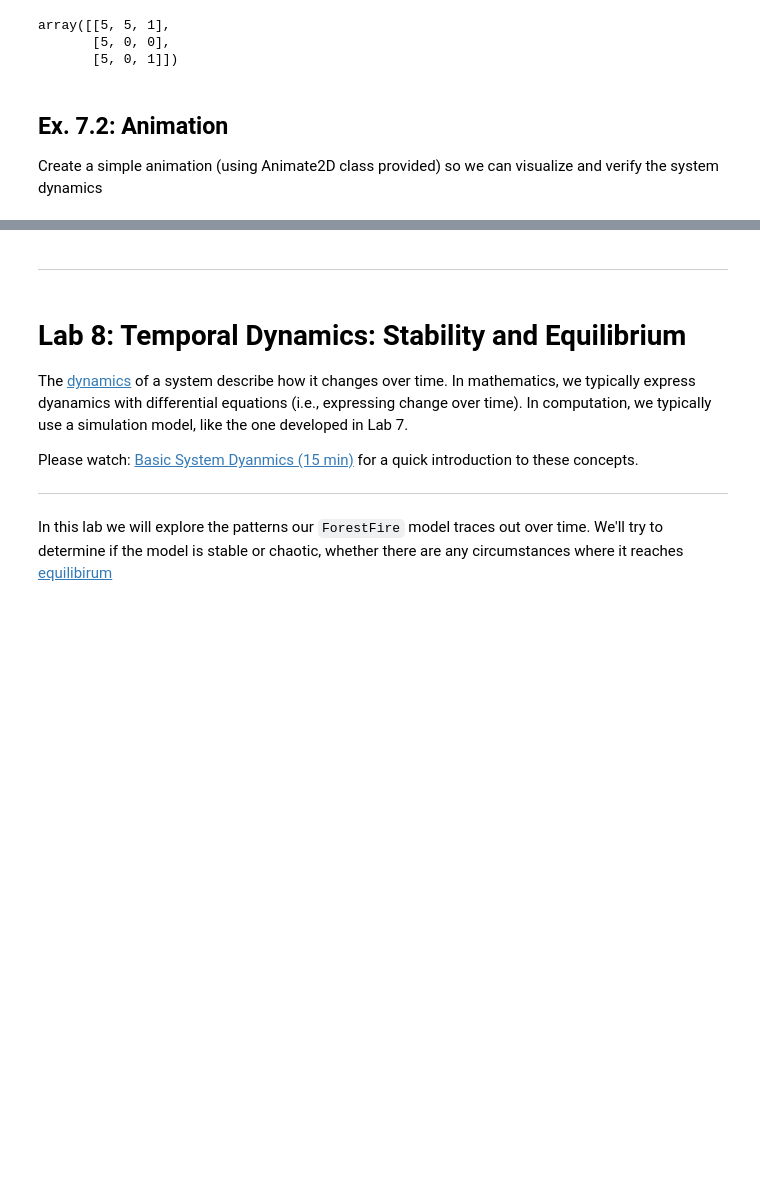
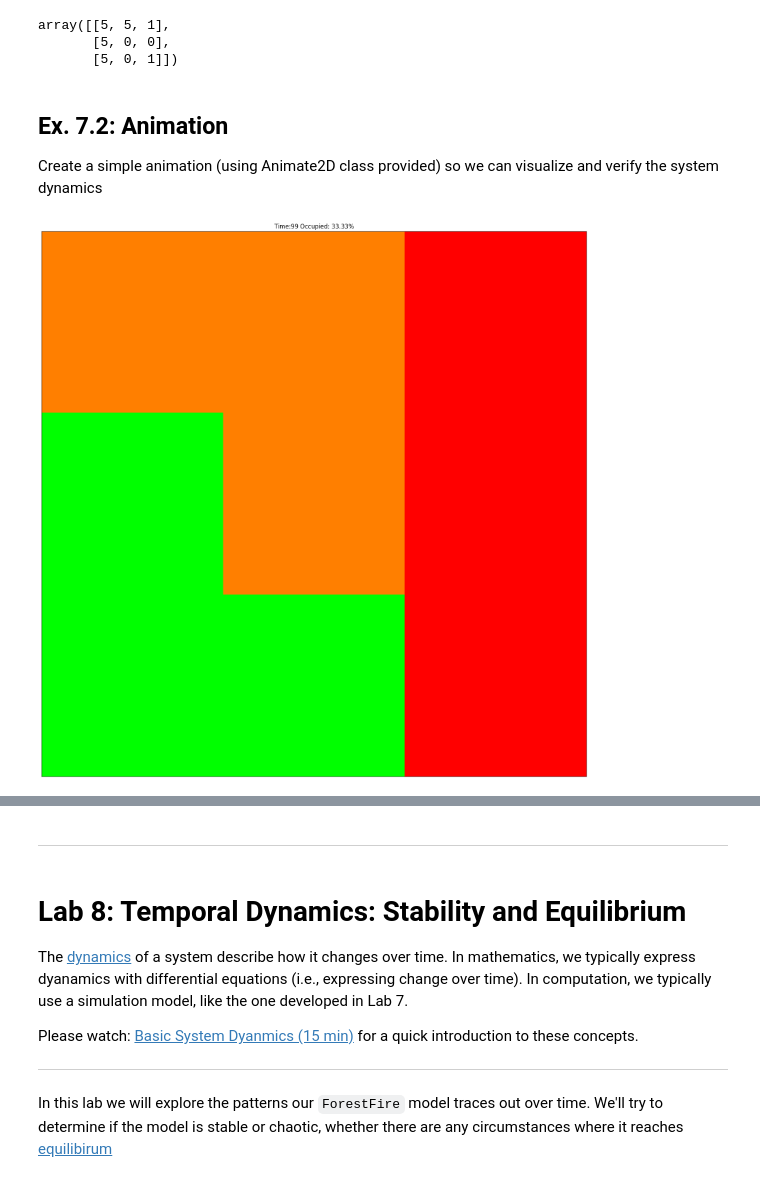
Before and after one commit to PeterSpitz/cap-comp215, a Jupyter notebook: labs/lab07-10-fire.ipynb, the cells around one changed output, grey strips where cells are left out. Saved outputs shown, nothing was run; the diff lists cells and outputs as text; code cells hidden in the pictures; blank space fills up the shorter version.

```diff
--- a/labs/lab07-10-fire.ipynb
+++ b/labs/lab07-10-fire.ipynb
@@ -231,7 +231,12 @@ Create a simple animation (using Animate2D class provided) so we can visualize a
 # %%
 # Ex. 7.2 here
 #  Suggestions: use a small grid (e.g., 20x20)  and
 #               a short animation (100 frames) with interval=0.3, to slow it down so you can inspect its behaviour
+
+test = Animation2D(m, frames=100, steps_per_frame=1, figsize=(20, 20))
+test.animate(0.3)
+# %% [output]
+[figure, added]
 # %% [markdown]
 ### Question 7.3:
 In what ways is this model similar to Diffusion and/or Percolation?
```
Also changed, not shown: parts of 1 cell of this notebook.
